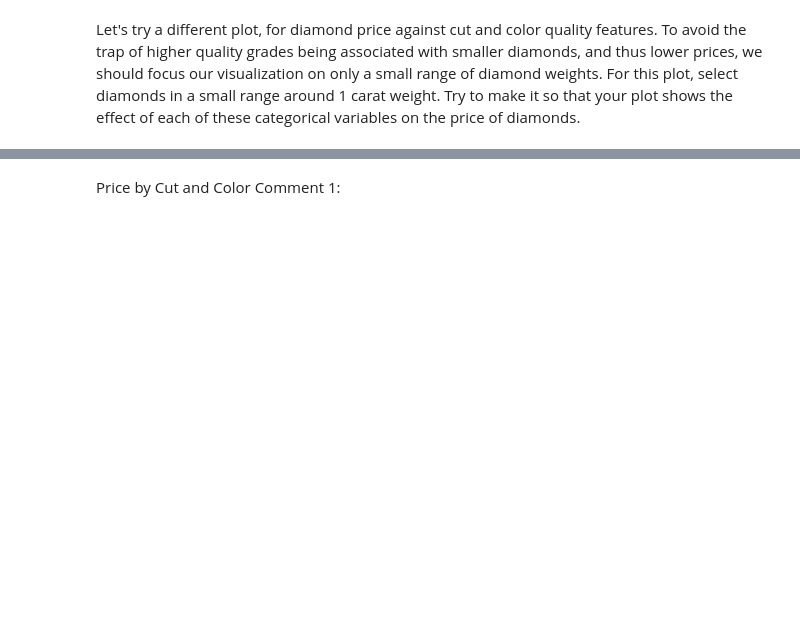
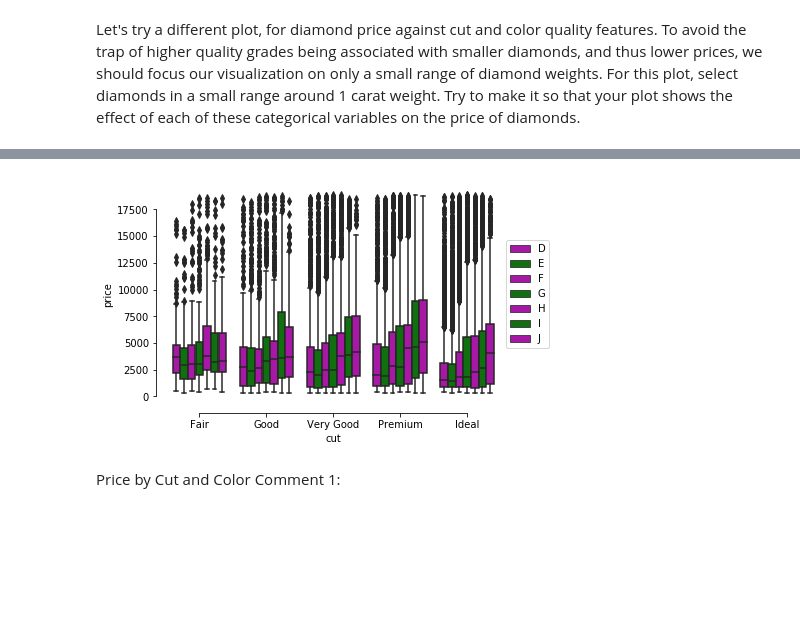
Before and after one commit to philip-h-dye/udacity--data-visualization, a Jupyter notebook: 007-case-study/Multivariate_Exploration.ipynb, the cells around one changed output, grey strips where cells are left out. Drawn from its saved outputs; the diff is of its cells as text; code cells hidden in the pictures; blank space fills up the shorter version.

```diff
--- a/007-case-study/Multivariate_Exploration.ipynb
+++ b/007-case-study/Multivariate_Exploration.ipynb
@@ -125,3 +158,13 @@ Let's try a different plot, for diamond price against cut and color quality feat
+# %%
+color_labels = ['J', 'I', 'H', 'G', 'F', 'E', 'D']
+
+ax = sb.boxplot(x="cut", y="price", data=diamonds,
+            hue="color", hue_order=color_labels[::-1], palette=["m", "g"])
+sb.despine(offset=10, trim=True)
+bbox_to_right_side = (1.0, 0.5)
+ax.legend(bbox_to_anchor = bbox_to_right_side, loc = 'center left');
+# %% [output]
+[figure, added]
 # %% [markdown]
 Price by Cut and Color Comment 1: <span style="color:white">There's a lot of ways that you could plot one numeric variable against two categorical variables. I think that the clustered box plot or the clustered point plot are the best choices in this case. With the number of category combinations to be plotted (7x5 = 35), it's hard to make full sense of a violin plot's narrow areas; simplicity is better. A clustered bar chart could work, but considering that price should be on a log scale, there isn't really a nice baseline that would work well.</span>
 # %% [markdown]
```
Also changed, not shown: parts of 10 cells of this notebook.
